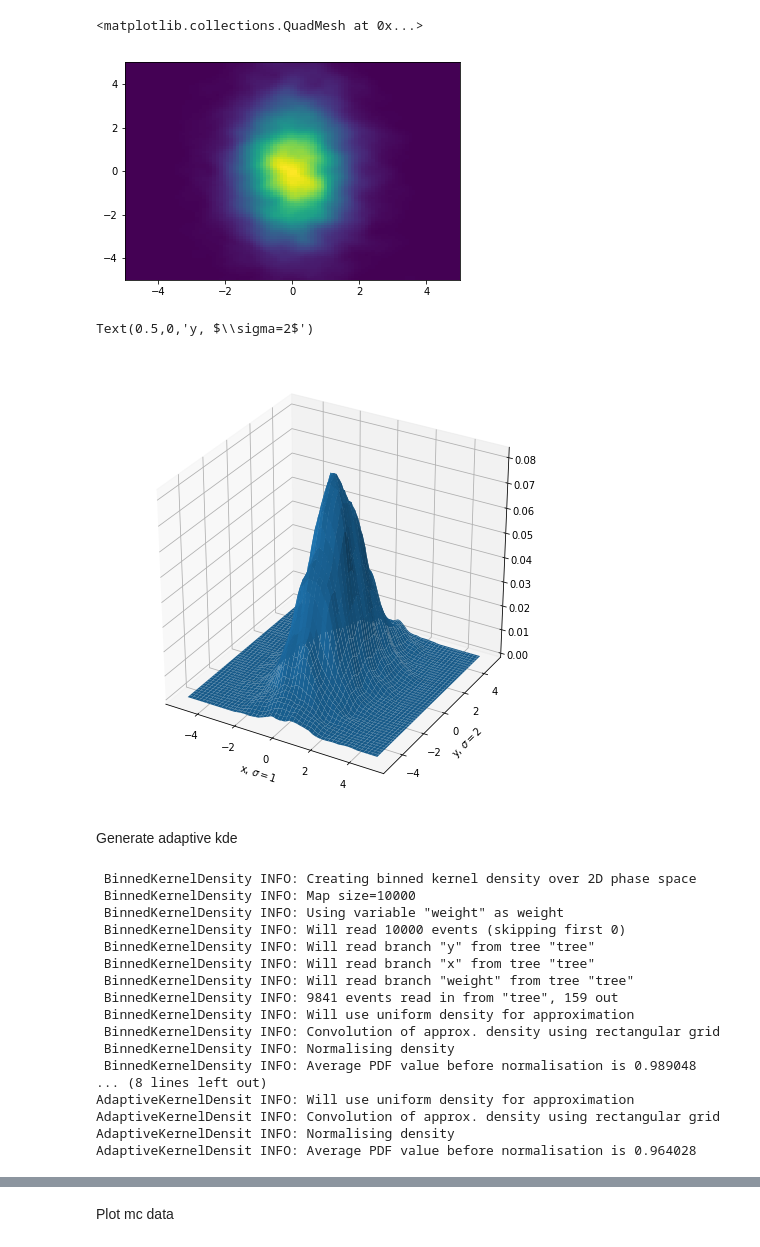
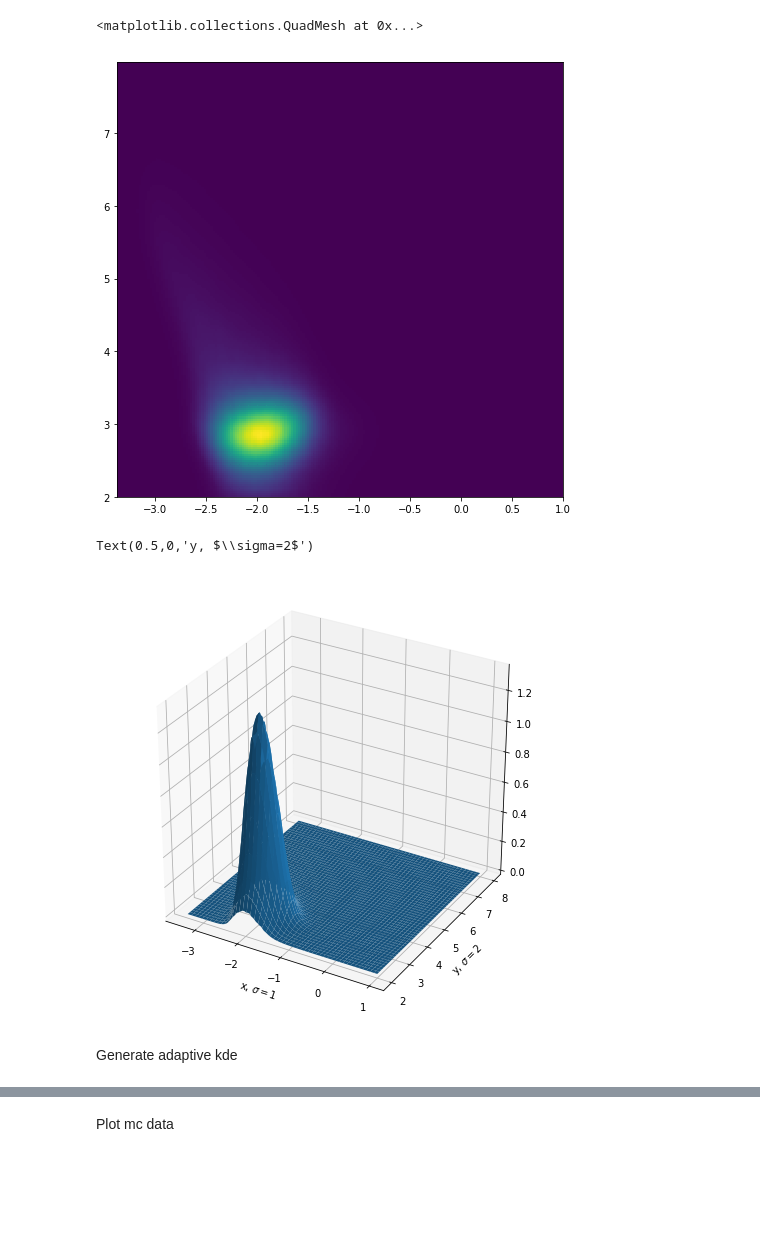
Before and after one commit to tomaskontrimas/KDE, a Jupyter notebook: Analysis.ipynb, the cells around one changed output, grey strips where cells are left out. Saved outputs shown, nothing was run; the diff lists cells and outputs as text; code cells hidden in the pictures; blank space fills up the shorter version.

Commit message:
Added plot

```diff
--- a/Analysis.ipynb
+++ b/Analysis.ipynb
@@ -25,6 +21,5 @@ log_format = '%(asctime)s %(processName)s %(name)s %(levelname)s: '\
              '%(message)s'
 setup_console_handler('KDE', logging.DEBUG, log_format)
 # %%
-mc = np.load(CFG['paths']['mg_mc'])
-#mc = load_and_prepare_data(CFG['paths']['IC_mc'])
-model = Model(mc, settings, weighting=None)
+#mc = np.load(CFG['paths']['mg_mc'])
+model = Model('models.sig_psi_E', mc=None, weighting='plotter_wkde')
@@ -42,8 +28,9 @@ kde = KDE(model)
 # %%
 out_bins = []
-for key in settings:
-    out_bins.append(np.linspace(settings[key]['range'][0],
-                                settings[key]['range'][1],
-                                settings[key]['nbins']))
+for i, key in enumerate(model.vars):
+    out_bins.append(np.linspace(model.ranges[i][0],
+                                model.ranges[i][1],
+                                model.nbins[i]))
+    print(key)
 coords = np.array(list(itertools.product(*out_bins)))
-X, Y = np.meshgrid(*out_bins)
+X, Y = np.meshgrid(*out_bins[:-1], indexing='ij')
@@ -50,2 +41,2 @@ X, Y = np.meshgrid(*out_bins)
 # %%
-binned_kernel_density = kde.generate_binned_kd([0.5, 0.5])
+binned_kernel_density = kde.generate_binned_kd([0.06, 0.16])
@@ -86,10 +46,10 @@ pdf_vals = pdf_vals.reshape(model.nbins)
 # %%
-plt.figure()
+plt.figure(figsize=(8, 8))
 
 plt.pcolormesh(X, Y, pdf_vals)
 # %% [output]
 <matplotlib.collections.QuadMesh at 0x...>
-[figure, old version]
+[figure, new version]
 # %%
 fig = plt.figure(figsize=(8, 8))
 ax = fig.add_subplot(111, projection='3d')
@@ -98,29 +58,11 @@ ax.set_xlabel('x, $\sigma=1$')
 ax.set_ylabel('y, $\sigma=2$')
 # %% [output]
 Text(0.5,0,'y, $\\sigma=2$')
-[figure, old version]
+[figure, new version]
 # %% [markdown]
 Generate adaptive kde
 # %%
-adaptive_kernel_density = kde.generate_adaptive_kd([0.5, 0.5])
+adaptive_kernel_density = kde.generate_adaptive_kd([0.5, 0.6])
-# %% [output]
- BinnedKernelDensity INFO: Creating binned kernel density over 2D phase space
- BinnedKernelDensity INFO: Map size=10000
- BinnedKernelDensity INFO: Using variable "weight" as weight
- BinnedKernelDensity INFO: Will read 10000 events (skipping first 0)
- BinnedKernelDensity INFO: Will read branch "y" from tree "tree"
- BinnedKernelDensity INFO: Will read branch "x" from tree "tree"
- BinnedKernelDensity INFO: Will read branch "weight" from tree "tree"
- BinnedKernelDensity INFO: 9841 events read in from "tree", 159 out
- BinnedKernelDensity INFO: Will use uniform density for approximation
- BinnedKernelDensity INFO: Convolution of approx. density using rectangular grid
- BinnedKernelDensity INFO: Normalising density
- BinnedKernelDensity INFO: Average PDF value before normalisation is 0.989048
-... (8 lines left out)
-AdaptiveKernelDensit INFO: Will use uniform density for approximation
-AdaptiveKernelDensit INFO: Convolution of approx. density using rectangular grid
-AdaptiveKernelDensit INFO: Normalising density
-AdaptiveKernelDensit INFO: Average PDF value before normalisation is 0.964028
 # %%
 adaptive_pdf_vals = np.asarray([kde.eval_point(adaptive_kernel_density, coord) for coord in coords])
 adaptive_pdf_vals = adaptive_pdf_vals.reshape(model.nbins)
```
Also changed, not shown: parts of 32 cells of this notebook, 1 other file.
